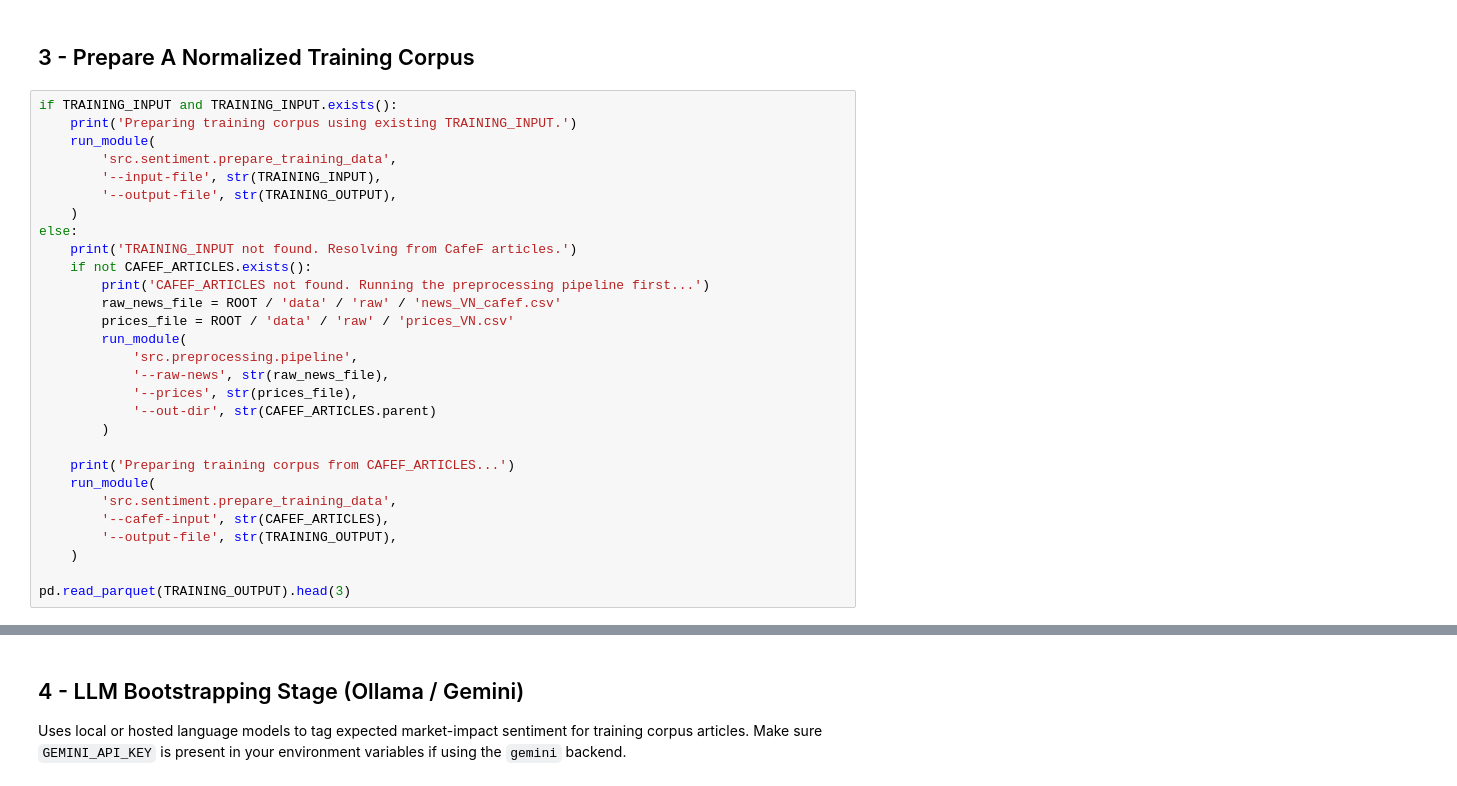
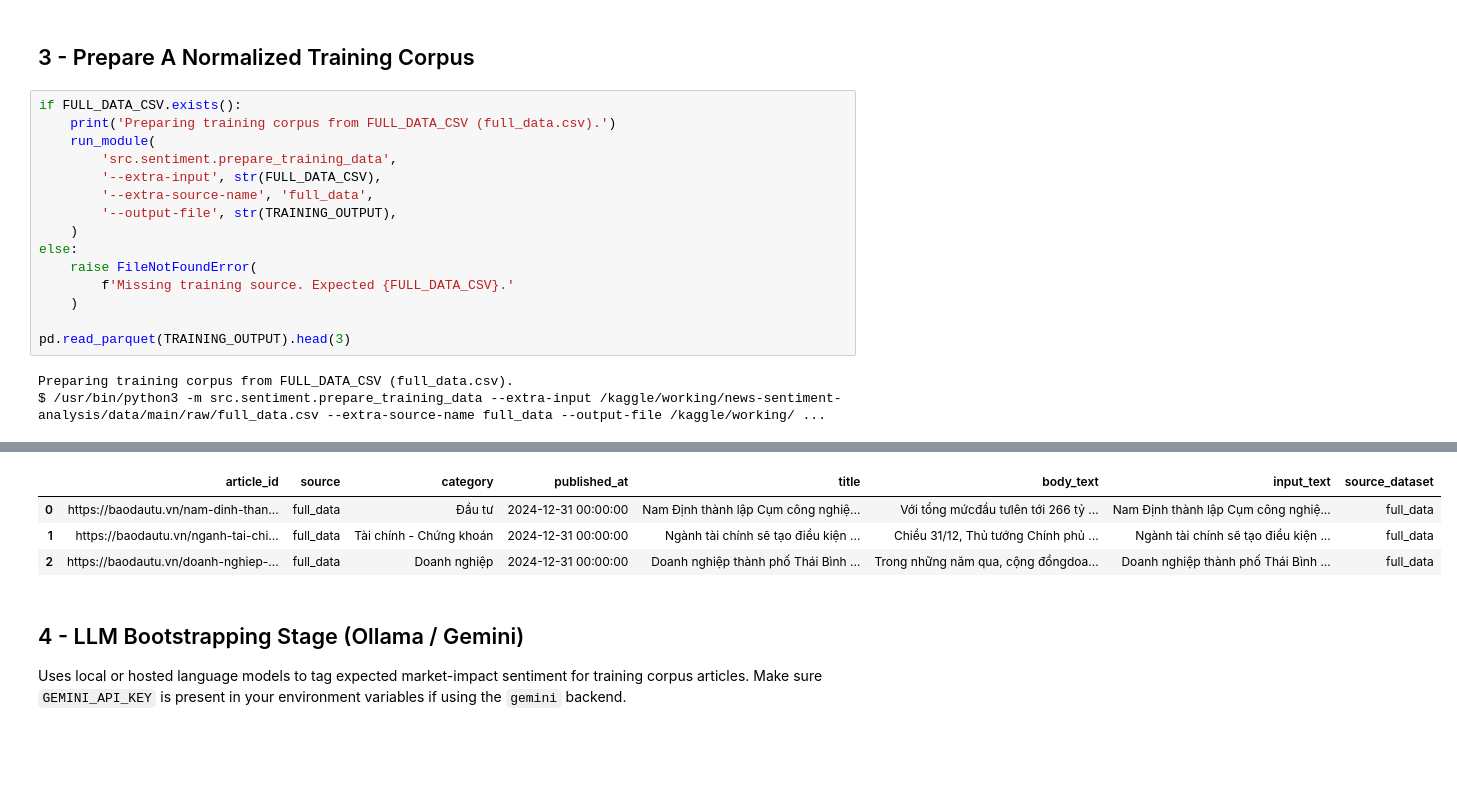
Before and after one commit to tlong-ds/news-sentiment-analysis, a Jupyter notebook: notebooks/02_phobert_finetuning.ipynb, the cells around one changed output, grey strips where cells are left out. Cells and saved outputs as stored; diff of their text form; blank space fills up the shorter version.

```diff
--- a/notebooks/02_phobert_finetuning.ipynb
+++ b/notebooks/02_phobert_finetuning.ipynb
@@ -187,31 +205,20 @@ print('GEMINI_API_KEY set  :', bool(os.getenv('GEMINI_API_KEY')))
 # %% [markdown]
 ## 3 - Prepare A Normalized Training Corpus
-# %%
-if TRAINING_INPUT and TRAINING_INPUT.exists():
-    print('Preparing training corpus using existing TRAINING_INPUT.')
-    run_module(
-        'src.sentiment.prepare_training_data',
-        '--input-file', str(TRAINING_INPUT),
-        '--output-file', str(TRAINING_OUTPUT),
-    )
-else:
-    print('TRAINING_INPUT not found. Resolving from CafeF articles.')
-    if not CAFEF_ARTICLES.exists():
-        print('CAFEF_ARTICLES not found. Running the preprocessing pipeline first...')
-        raw_news_file = ROOT / 'data' / 'raw' / 'news_VN_cafef.csv'
-        prices_file = ROOT / 'data' / 'raw' / 'prices_VN.csv'
-        run_module(
-            'src.preprocessing.pipeline',
-            '--raw-news', str(raw_news_file),
-            '--prices', str(prices_file),
-            '--out-dir', str(CAFEF_ARTICLES.parent)
-        )
-
-    print('Preparing training corpus from CAFEF_ARTICLES...')
-    run_module(
-        'src.sentiment.prepare_training_data',
-        '--cafef-input', str(CAFEF_ARTICLES),
-        '--output-file', str(TRAINING_OUTPUT),
-    )
-
-pd.read_parquet(TRAINING_OUTPUT).head(3)
+# %%
+if FULL_DATA_CSV.exists():
+    print('Preparing training corpus from FULL_DATA_CSV (full_data.csv).')
+    run_module(
+        'src.sentiment.prepare_training_data',
+        '--extra-input', str(FULL_DATA_CSV),
+        '--extra-source-name', 'full_data',
+        '--output-file', str(TRAINING_OUTPUT),
+    )
+else:
+    raise FileNotFoundError(
+        f'Missing training source. Expected {FULL_DATA_CSV}.'
+    )
+
+pd.read_parquet(TRAINING_OUTPUT).head(3)
+# %% [output]
+Preparing training corpus from FULL_DATA_CSV (full_data.csv).
+$ /usr/bin/python3 -m src.sentiment.prepare_training_data --extra-input /kaggle/working/news-sentiment-analysis/data/main/raw/full_data.csv --extra-source-name full_data --output-file /kaggle/working/ ...
@@ -218,3 +226,7 @@ pd.read_parquet(TRAINING_OUTPUT).head(3)
+|  | article_id | source | category | published_at | title | body_text | input_text | source_dataset |
+| 0 | https://baodautu.vn/nam-dinh-than... | full_data | Đầu tư | 2024-12-31 00:00:00 | Nam Định thành lập Cụm công nghiệ... | Với tổng mứcđầu tưlên tới 266 tỷ ... | Nam Định thành lập Cụm công nghiệ... | full_data |
+| 1 | https://baodautu.vn/nganh-tai-chi... | full_data | Tài chính - Chứng khoán | 2024-12-31 00:00:00 | Ngành tài chính sẽ tạo điều kiện ... | Chiều 31/12, Thủ tướng Chính phủ ... | Ngành tài chính sẽ tạo điều kiện ... | full_data |
+| 2 | https://baodautu.vn/doanh-nghiep-... | full_data | Doanh nghiệp | 2024-12-31 00:00:00 | Doanh nghiệp thành phố Thái Bình ... | Trong những năm qua, cộng đồngdoa... | Doanh nghiệp thành phố Thái Bình ... | full_data |
 # %% [markdown]
 ## 4 - LLM Bootstrapping Stage (Ollama / Gemini)
 
```
Also changed, not shown: parts of 7 cells of this notebook, 1 other file.
